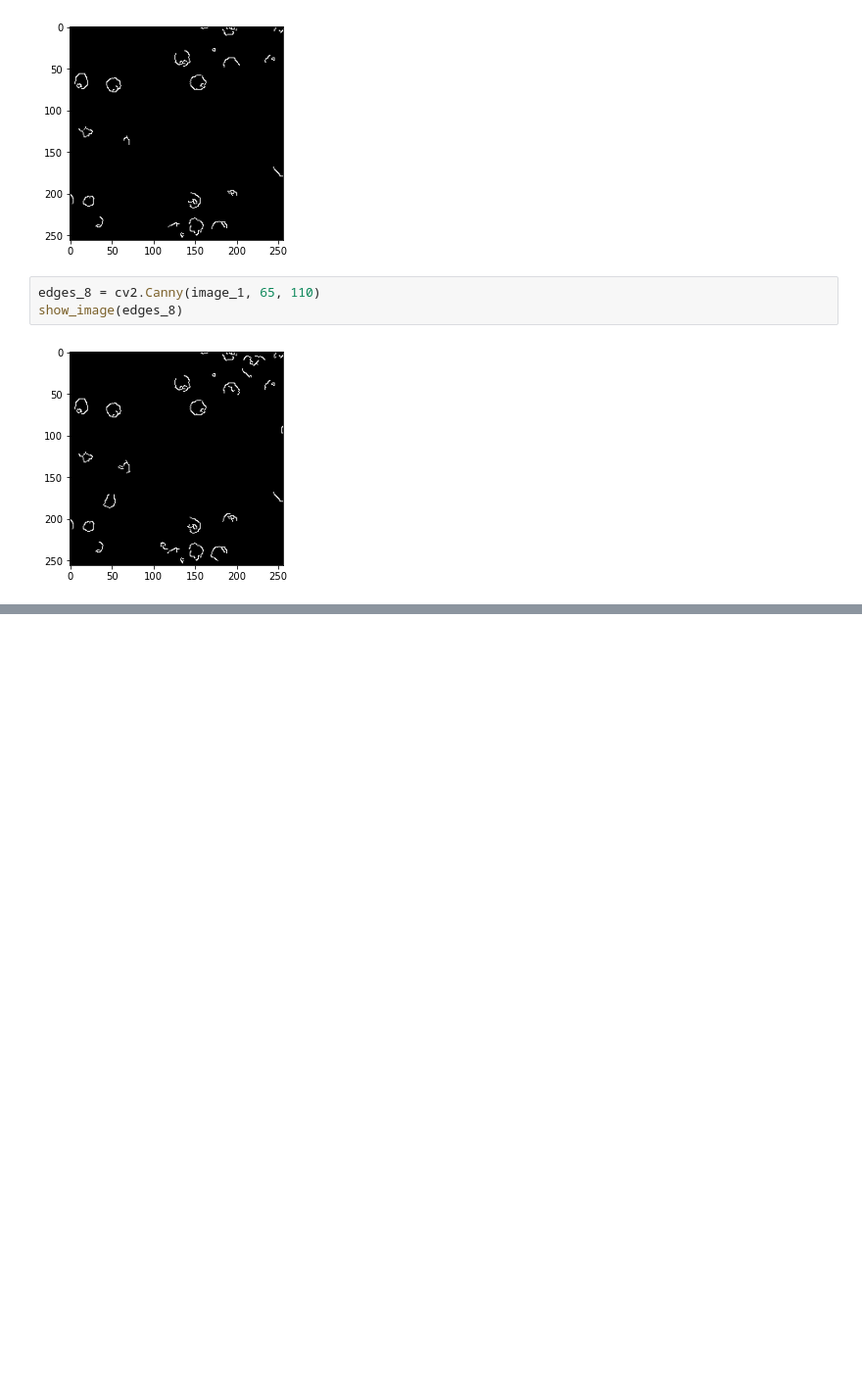
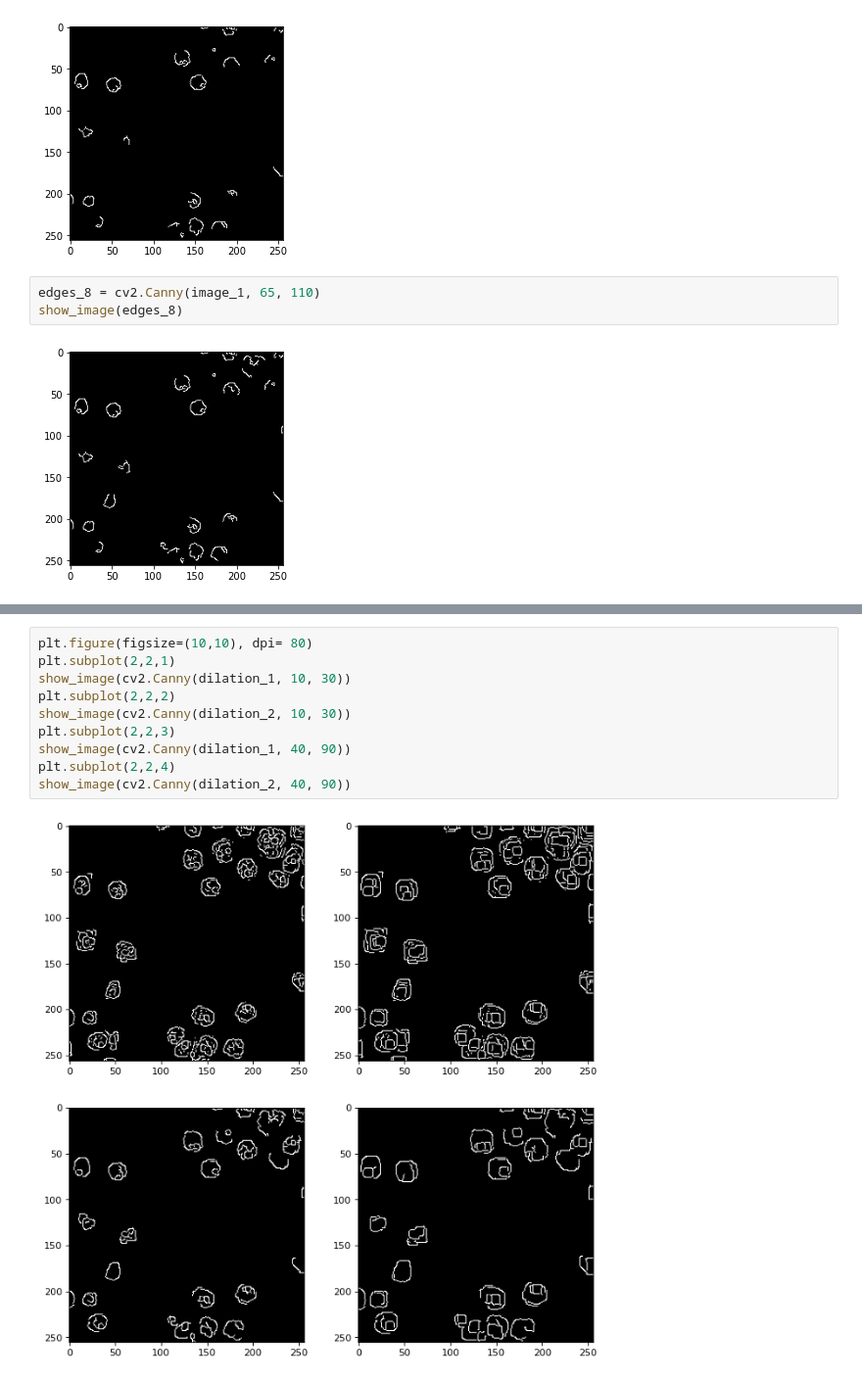
Before and after one commit to profjefer/biological-cells-counter, a Jupyter notebook: jupyter-notebooks/canny_filter.ipynb, the cells around one changed output, grey strips where cells are left out. Shown at 98% size. Saved outputs shown, nothing was run; the diff lists cells and outputs as text; blank space fills up the shorter version.

```diff
--- a/jupyter-notebooks/canny_filter.ipynb
+++ b/jupyter-notebooks/canny_filter.ipynb
@@ -79,0 +104,12 @@ Możemy zauważyć, że dla kilku prób bardzo trudno jest osiągnąć oczekiwan
+# %%
+plt.figure(figsize=(10,10), dpi= 80)
+plt.subplot(2,2,1)
+show_image(cv2.Canny(dilation_1, 10, 30))
+plt.subplot(2,2,2)
+show_image(cv2.Canny(dilation_2, 10, 30))
+plt.subplot(2,2,3)
+show_image(cv2.Canny(dilation_1, 40, 90))
+plt.subplot(2,2,4)
+show_image(cv2.Canny(dilation_2, 40, 90))
+# %% [output]
+[figure, added]
```
Also changed, not shown: parts of 7 cells of this notebook.
